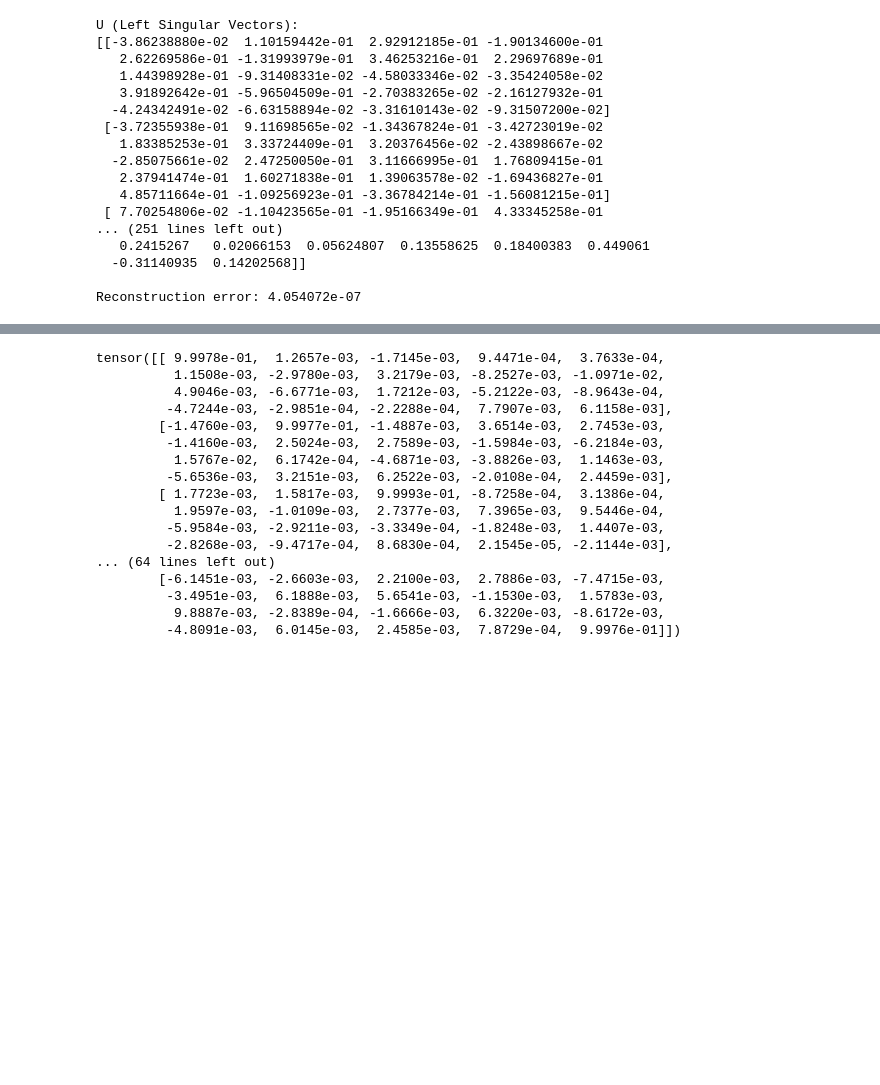
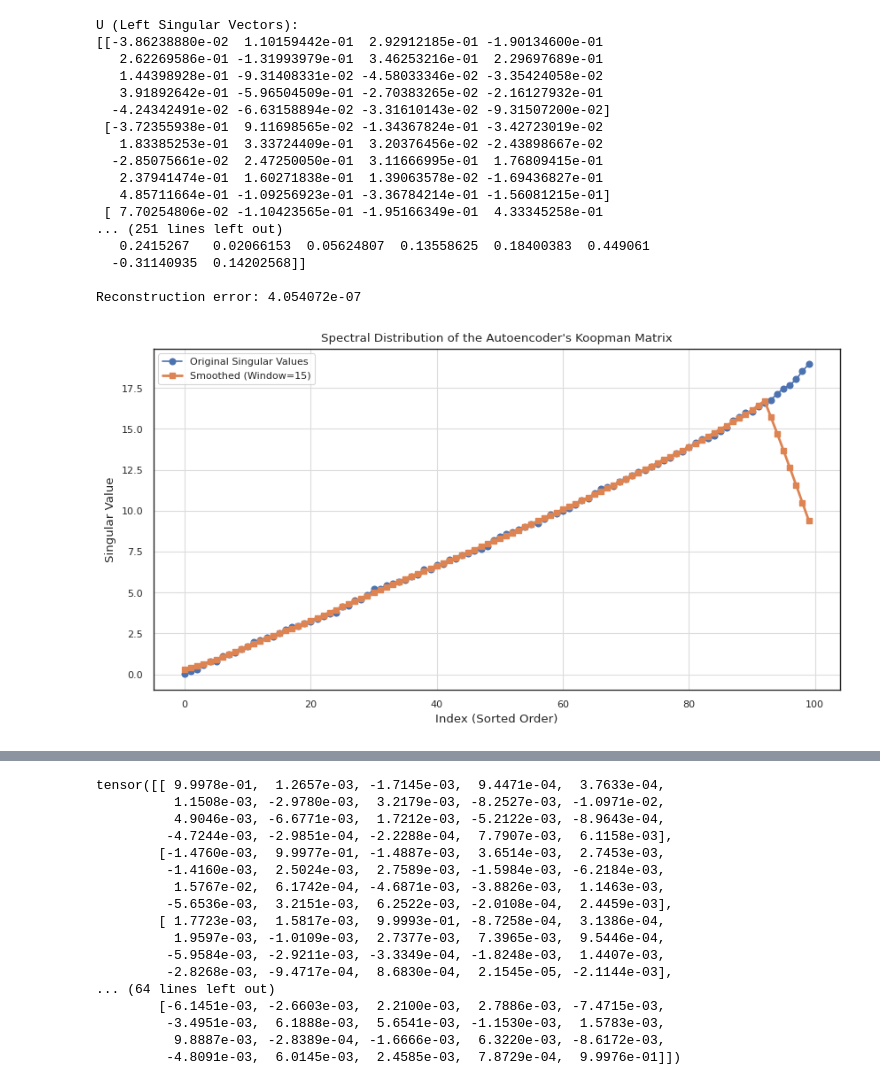
Before and after one commit to niniack/koopmann, a Jupyter notebook: analysis_subspace_nb/03_mnist_top_eigenvalue_analysis.ipynb, the cells around one changed output, grey strips where cells are left out. Saved outputs shown, nothing was run; the diff lists cells and outputs as text; code cells hidden in the pictures; blank space fills up the shorter version.

Commit message:
new 03 with distribution analysis

```diff
--- a/analysis_subspace_nb/03_mnist_top_eigenvalue_analysis.ipynb
+++ b/analysis_subspace_nb/03_mnist_top_eigenvalue_analysis.ipynb
@@ -132,3 +177,35 @@ U (Left Singular Vectors):
   -0.31140935  0.14202568]]
 
 Reconstruction error: 4.054072e-07
+# %%
+import numpy as np
+import matplotlib.pyplot as plt
+
+# Extract K from your autoencoder (already done):
+# K = autoencoder.koopman_matrix.linear_layer.weight.data.cpu().numpy()
+
+# Step 1: Compute singular values of K
+singular_values = np.linalg.svd(K, compute_uv=False)
+
+# Optionally sort the singular values for a more organized plot.
+singular_values_sorted = np.sort(singular_values)
+
+# Step 2: Create a uniform moving average kernel of length 15
+window_size = 15
+kernel = np.ones(window_size) / window_size
+
+# Apply convolution to smooth out the singular values.
+smoothed_singular_values = np.convolve(singular_values_sorted, kernel, mode='same')
+
+# Step 3: Plot the original and smoothed singular values
+plt.figure(figsize=(10, 5))
+plt.plot(singular_values_sorted, 'o-', label='Original Singular Values')
+plt.plot(smoothed_singular_values, 's-', label='Smoothed (Window=15)', linewidth=2)
+plt.xlabel("Index (Sorted Order)")
+plt.ylabel("Singular Value")
+plt.title("Spectral Distribution of the Autoencoder's Koopman Matrix")
+plt.legend()
+plt.grid(True)
+plt.show()
+# %% [output]
+[figure, added]
```
Also changed, not shown: parts of 7 cells of this notebook.
